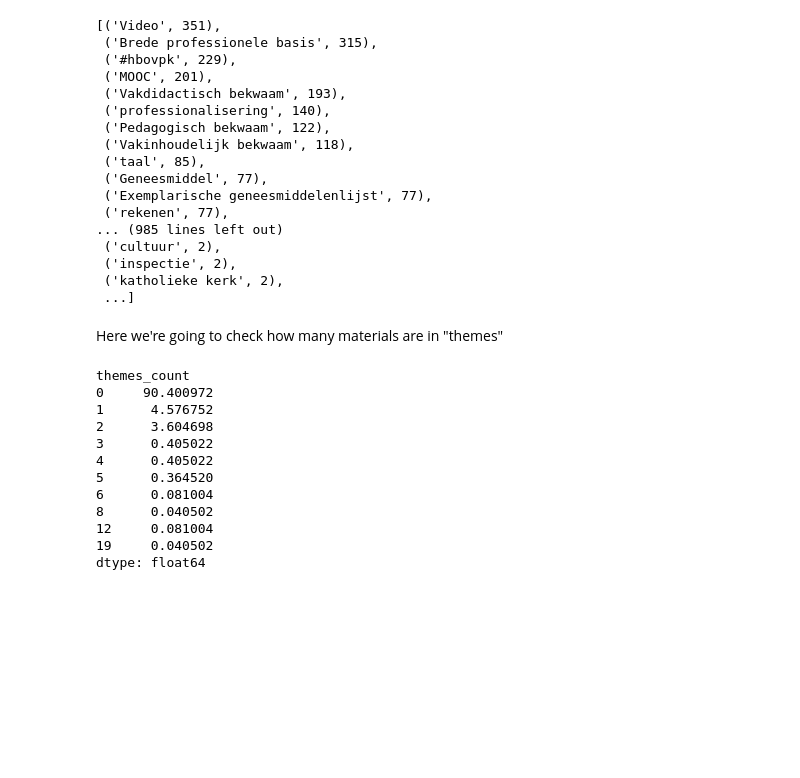
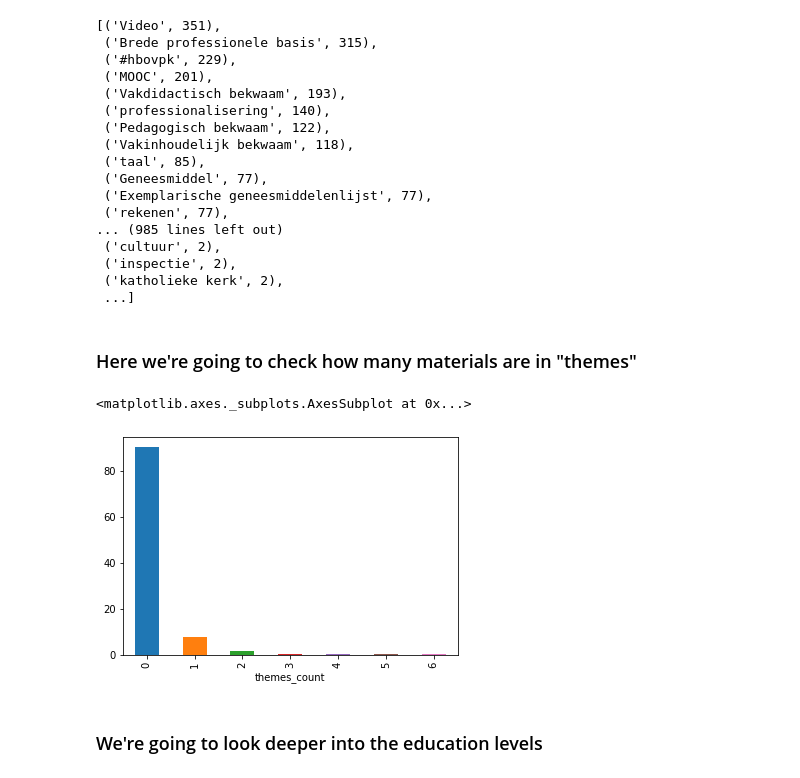
Before and after one commit to surfedushare/pol-harvester, a Jupyter notebook: research/edurep/Edurep analysis of content.ipynb, the cells around one changed output. Drawn from its saved outputs; the diff is of its cells as text; code cells hidden in the pictures; blank space fills up the shorter version.

```diff
--- a/research/edurep/Edurep analysis of content.ipynb
+++ b/research/edurep/Edurep analysis of content.ipynb
@@ -138,7 +89,7 @@ counter.most_common()
  ('katholieke kerk', 2),
  ...]
 # %% [markdown]
-Here we're going to check how many materials are in "themes"
+### Here we're going to check how many materials are in "themes"
 # %%
 # This definition gets borrowed from the portal
 DISCIPLINE_ENTRIES = [
@@ -280,17 +231,10 @@ for seed in seeds:
 df = pd.DataFrame(data=seeds)
 # %%
 themes_counts = df.groupby("themes_count").size()
-themes_counts / len(seeds) * 100
+themes_counts = themes_counts / len(seeds) * 100
+themes_counts.plot.bar()
 # %% [output]
-themes_count
-0     90.400972
-1      4.576752
-2      3.604698
-3      0.405022
-4      0.405022
-5      0.364520
-6      0.081004
-8      0.040502
-12     0.081004
-19     0.040502
-dtype: float64
+<matplotlib.axes._subplots.AxesSubplot at 0x...>
+[figure, added]
+# %% [markdown]
+### We're going to look deeper into the education levels
```
Also changed, not shown: parts of 23 cells of this notebook.
